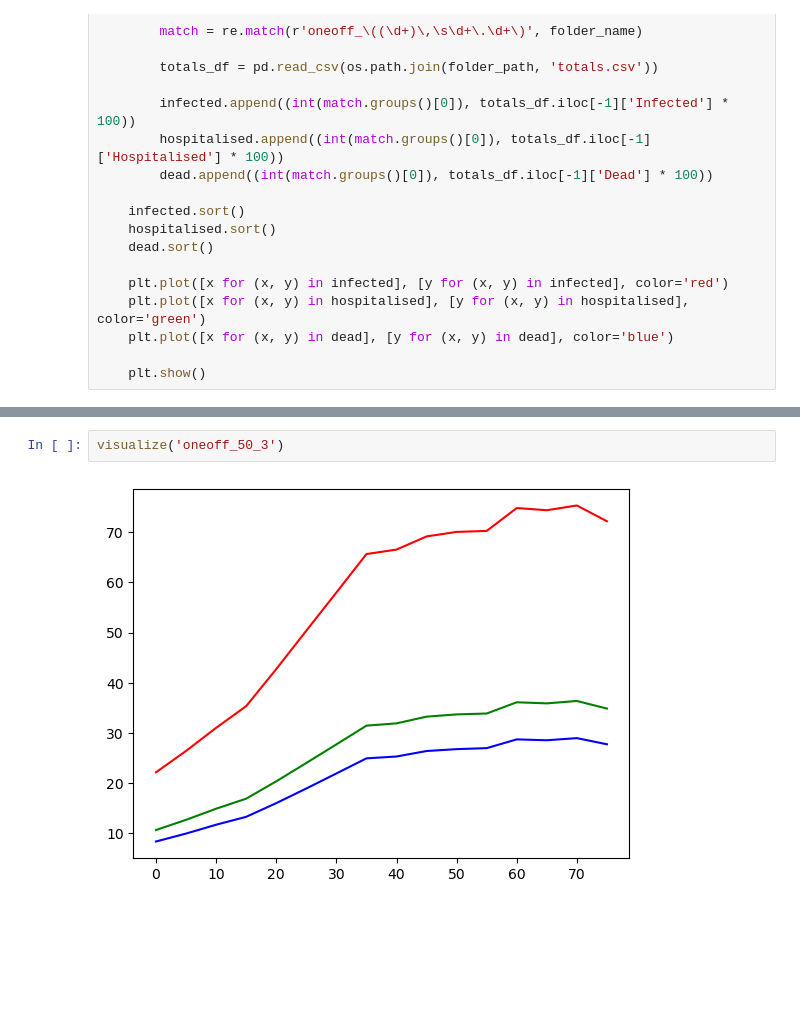
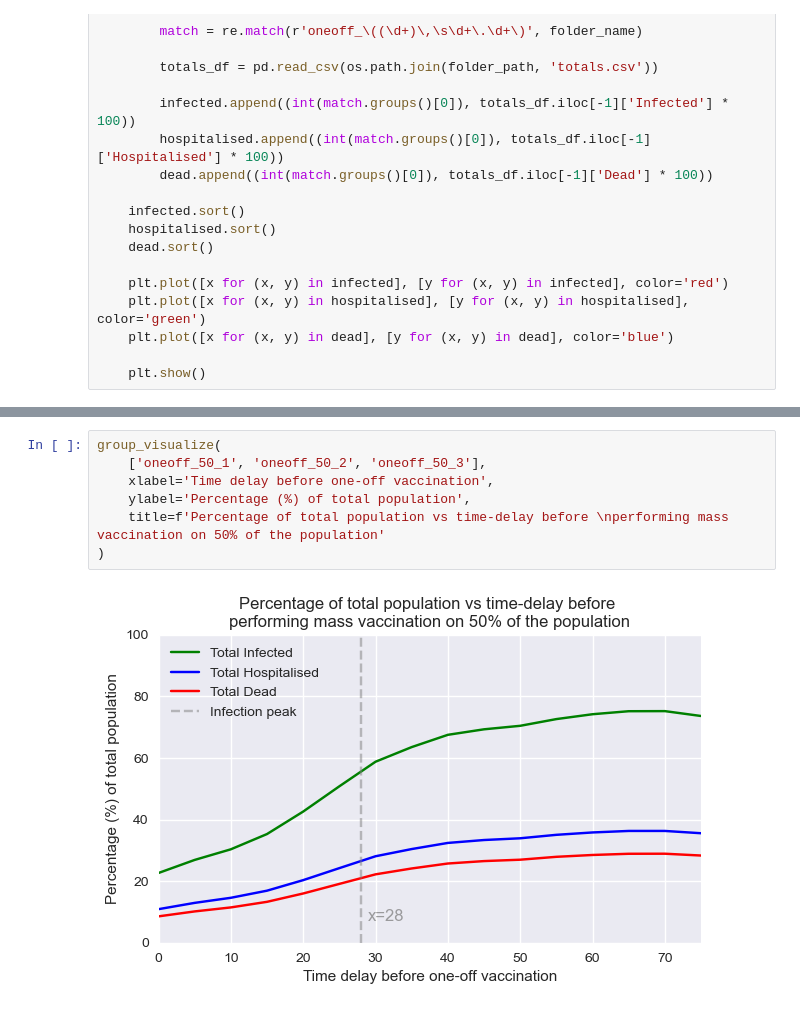
Before and after one commit to lucaswarwick02/Part-III-Individual-Project, a Jupyter notebook: notebooks/oneoff.ipynb, the cells around one changed output, grey strips where cells are left out. Drawn from its saved outputs; the diff is of its cells as text; blank space fills up the shorter version.

```diff
--- a/notebooks/oneoff.ipynb
+++ b/notebooks/oneoff.ipynb
@@ -51,4 +120,9 @@ visualize('oneoff_50_2')
-# %%
-visualize('oneoff_50_3')
-# %% [output]
-[figure, removed]
+# %%
+group_visualize(
+    ['oneoff_50_1', 'oneoff_50_2', 'oneoff_50_3'],
+    xlabel='Time delay before one-off vaccination',
+    ylabel='Percentage (%) of total population',
+    title=f'Percentage of total population vs time-delay before \nperforming mass vaccination on 50% of the population'
+)
+# %% [output]
+[figure, added]
```
Also changed, not shown: parts of 10 cells of this notebook, 3 other files.
